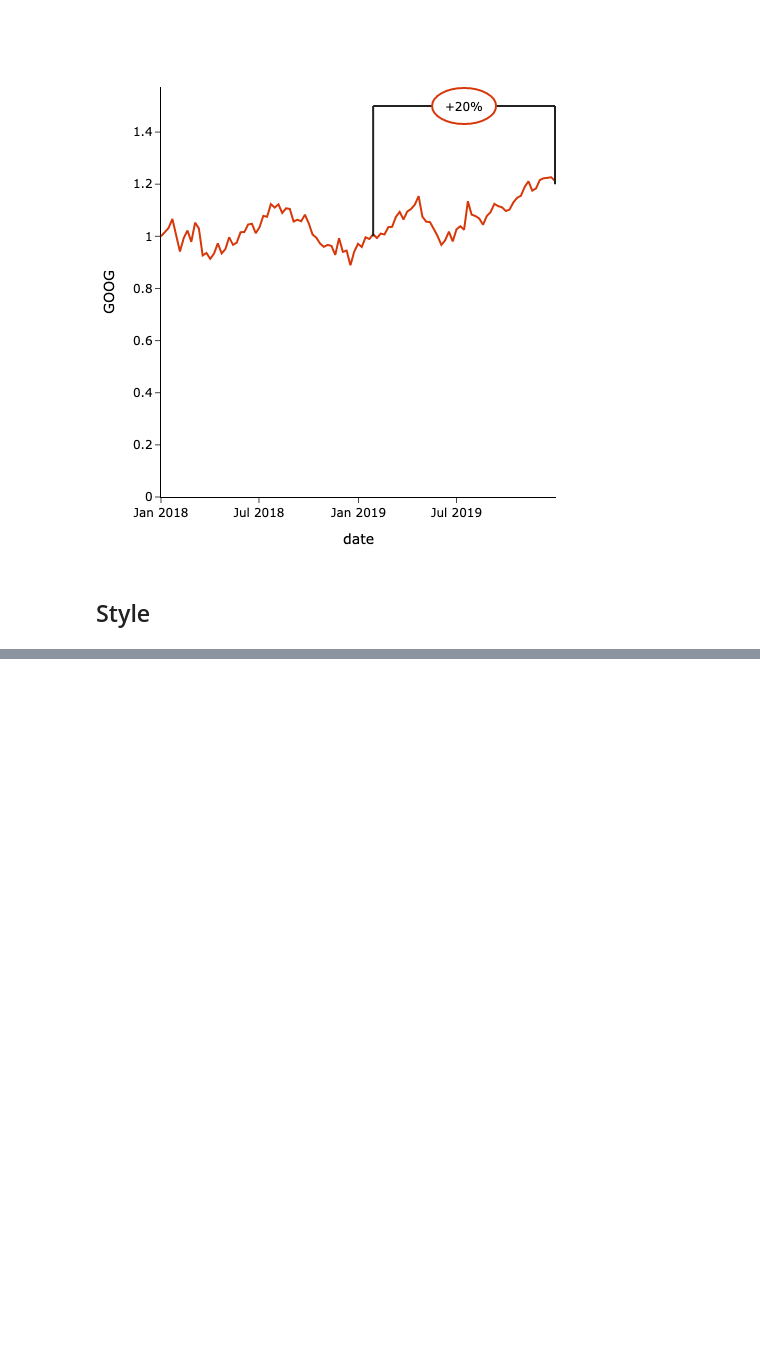
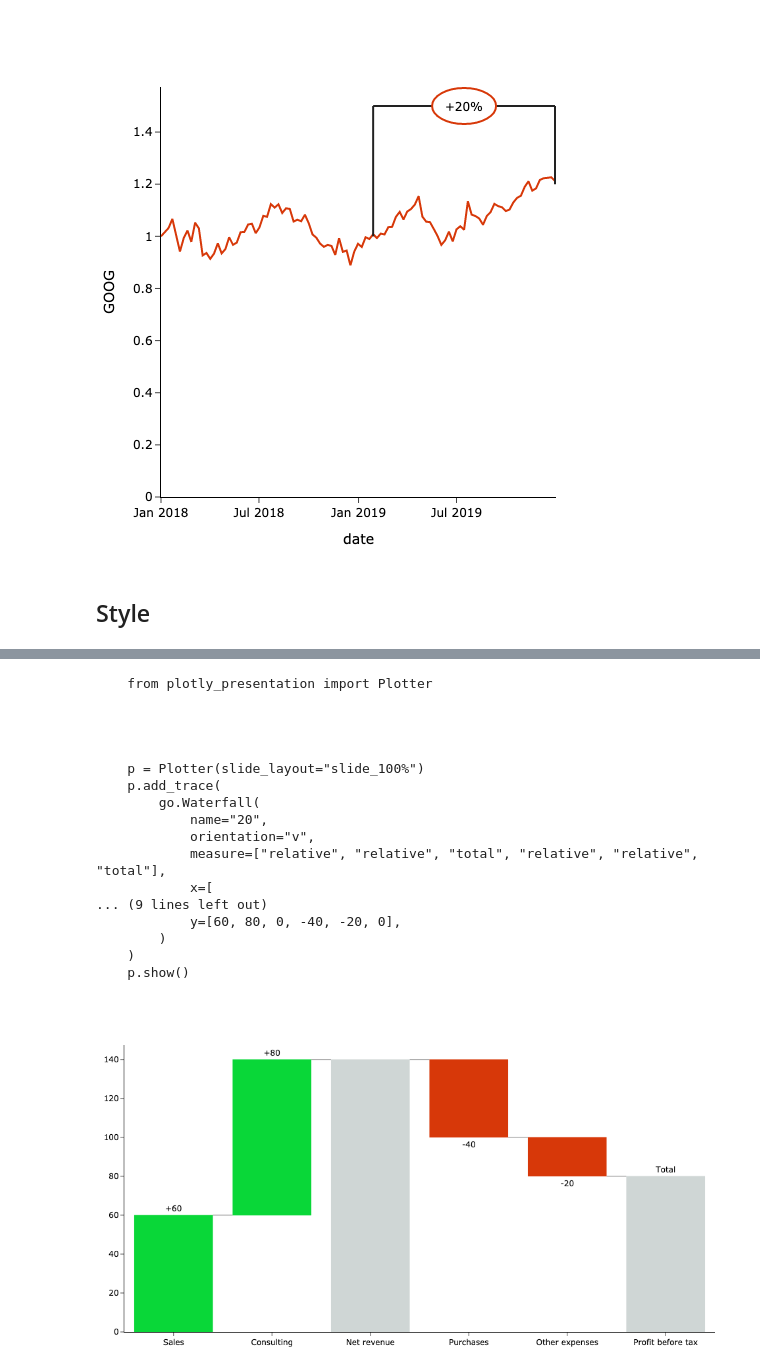
Before and after one commit to mathiasDK/plotly_presentation, a Jupyter notebook: examples/examples.ipynb, the cells around one changed output, grey strips where cells are left out. Saved outputs shown, nothing was run; the diff lists cells and outputs as text; code cells hidden in the pictures; blank space fills up the shorter version.

Commit message:
Add waterfall capabilities (#17)
Co-authored-by: Mathias Nørskov <mat@lunar.app>

```diff
--- a/examples/examples.ipynb
+++ b/examples/examples.ipynb
@@ -269,3 +287,24 @@ plotly_presentation.examples.plot_style()
     p.style.set_color_palette(palette_type="sequential", palette_name="reds")
     p.show()
 [figure]
+# %%
+plotly_presentation.examples.plot_special_graphs()
+# %% [output]
+    from plotly_presentation import Plotter
+
+
+
+
+    p = Plotter(slide_layout="slide_100%")
+    p.add_trace(
+        go.Waterfall(
+            name="20",
+            orientation="v",
+            measure=["relative", "relative", "total", "relative", "relative", "total"],
+            x=[
+... (9 lines left out)
+            y=[60, 80, 0, -40, -20, 0],
+        )
+    )
+    p.show()
+[figure, added]
```
Also changed, not shown: parts of 1 cell of this notebook, 10 other files.
